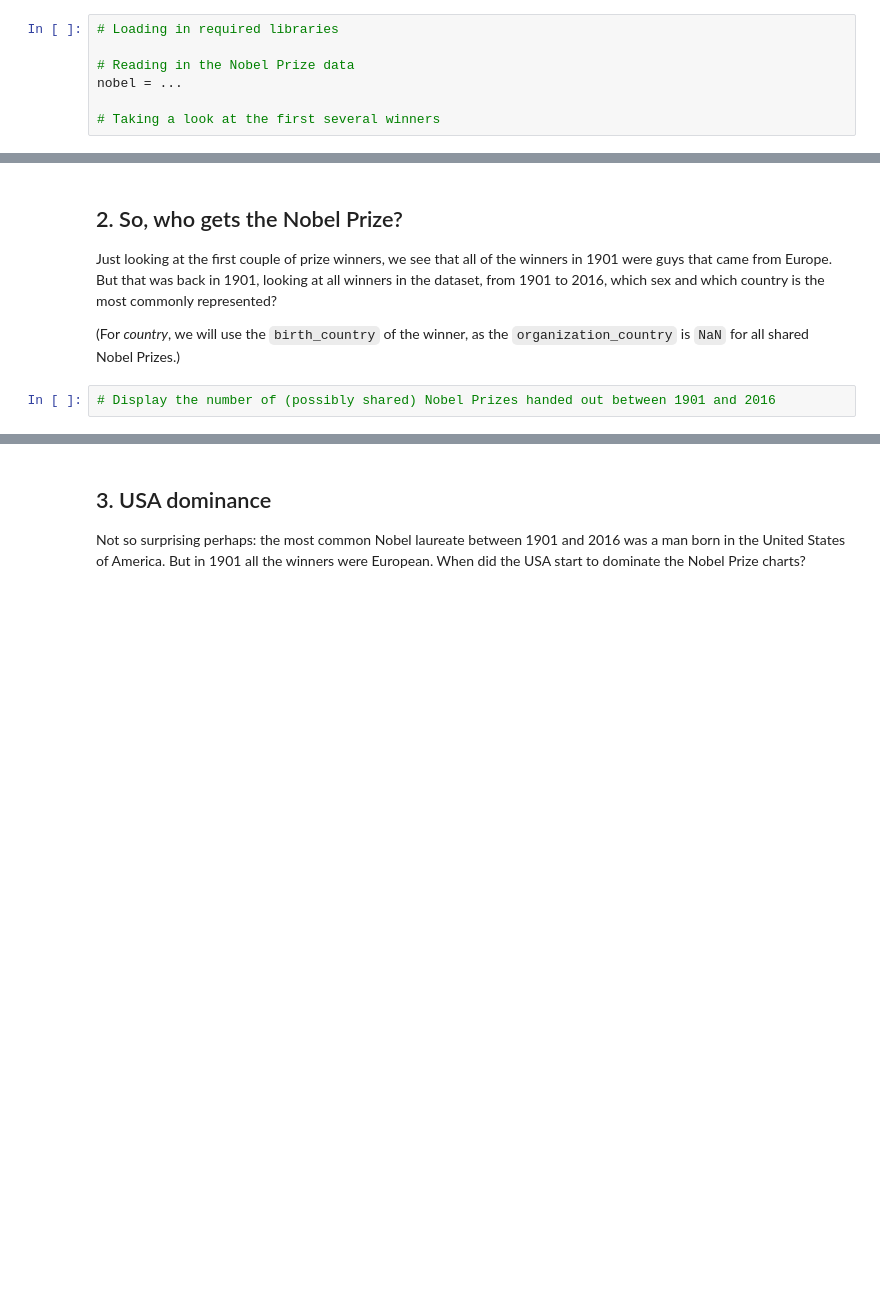
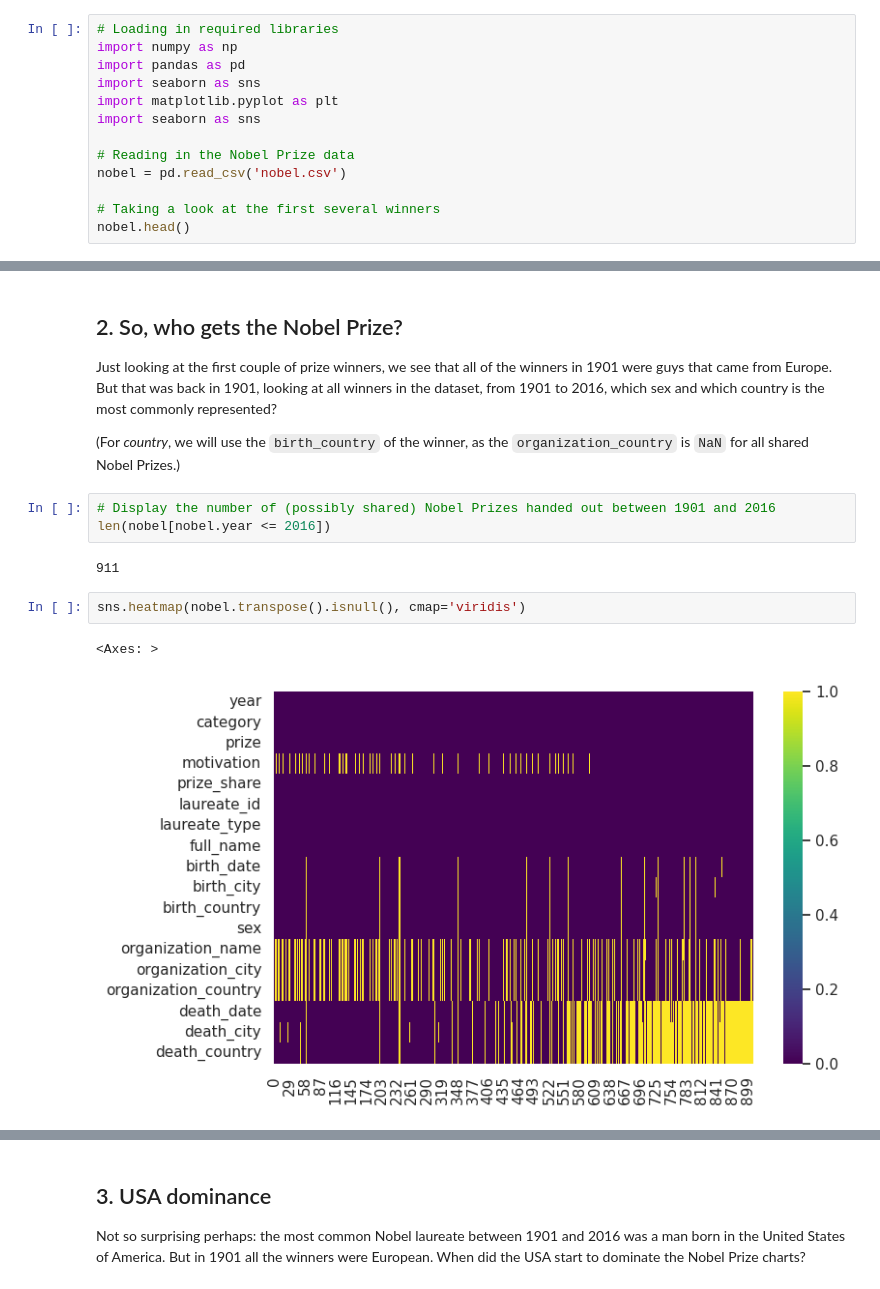
Before and after one commit to lorenzo-arcioni/master-ds, a Jupyter notebook: Pratica Individuale Tutor/Lezione_2/Esercizi_Lezione_2.ipynb, the cells around one changed output, grey strips where cells are left out. Drawn from its saved outputs; the diff is of its cells as text; blank space fills up the shorter version.

```diff
--- a/Pratica Individuale Tutor/Lezione_2/Esercizi_Lezione_2.ipynb
+++ b/Pratica Individuale Tutor/Lezione_2/Esercizi_Lezione_2.ipynb
@@ -8,8 +8,14 @@
 <p>Well, we're going to find out! The Nobel Foundation has made a dataset available of all prize winners from the start of the prize, in 1901, to 2016. Let's load it in and take a look.</p>
 # %%
 # Loading in required libraries
+import numpy as np
+import pandas as pd
+import seaborn as sns
+import matplotlib.pyplot as plt
+import seaborn as sns
 
 # Reading in the Nobel Prize data
-nobel = ...
+nobel = pd.read_csv('nobel.csv')
 
 # Taking a look at the first several winners
+nobel.head()
@@ -19,5 +32,13 @@ nobel = ...
 <p>(For <em>country</em>, we will use the <code>birth_country</code> of the winner, as the <code>organization_country</code> is <code>NaN</code> for all shared Nobel Prizes.)</p>
 # %%
 # Display the number of (possibly shared) Nobel Prizes handed out between 1901 and 2016
+len(nobel[nobel.year <= 2016])
+# %% [output]
+911
+# %%
+sns.heatmap(nobel.transpose().isnull(), cmap='viridis')
+# %% [output]
+<Axes: >
+[figure, added]
 # %%
 # Display the number of prizes won by male and female recipients.
```
Also changed, not shown: parts of 10 cells of this notebook.
